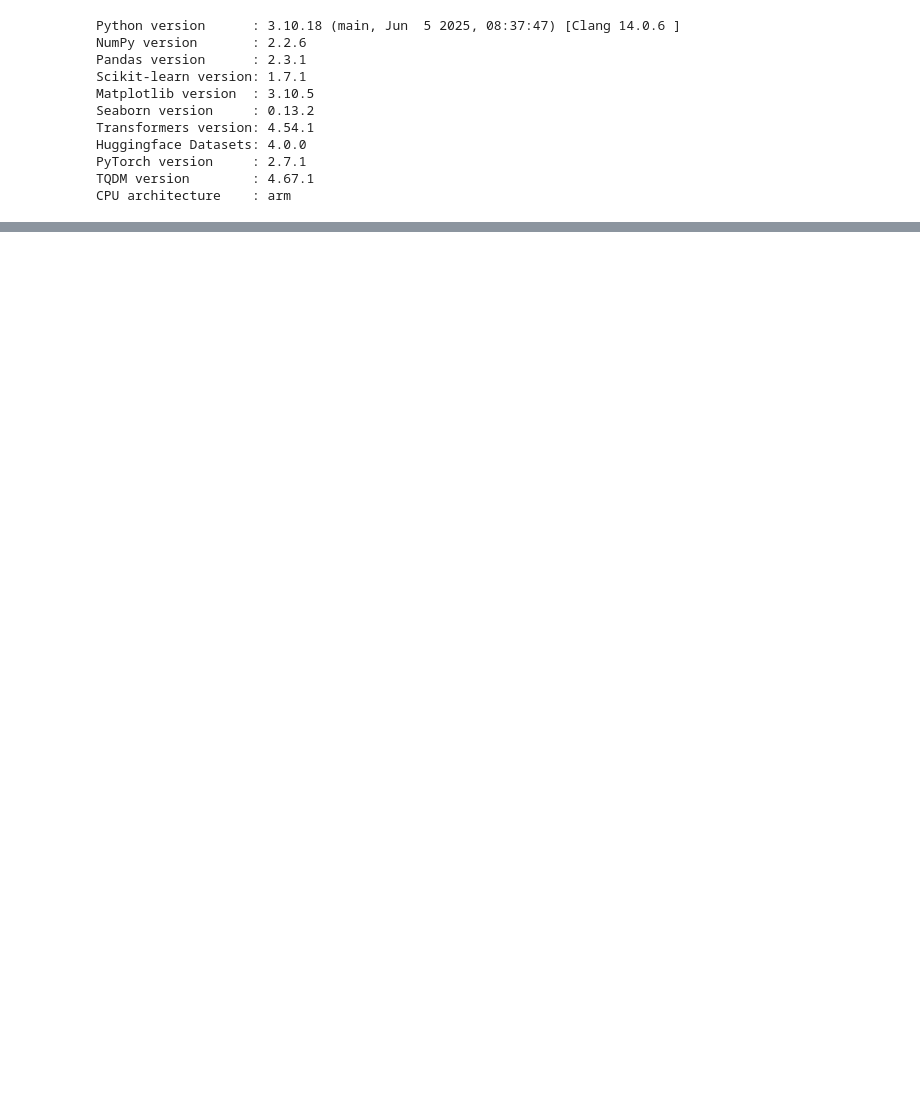
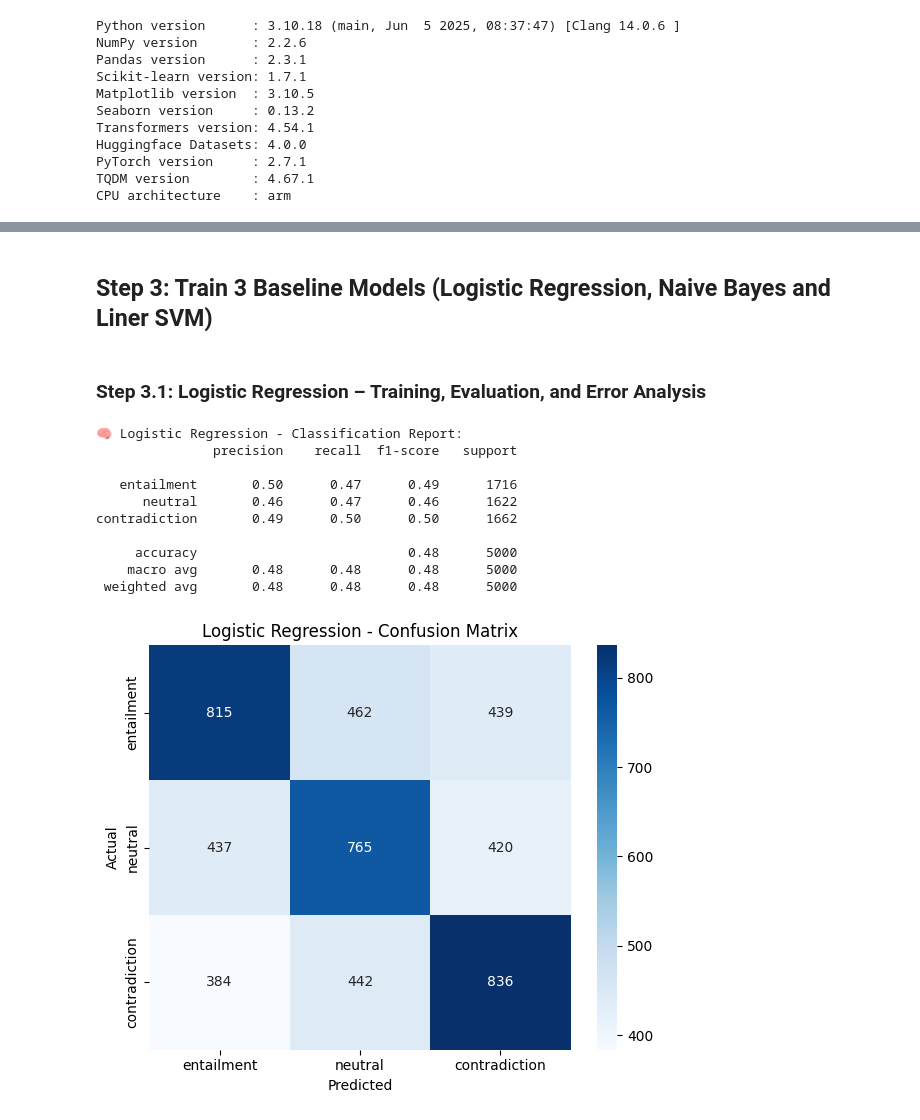
Before and after one commit to TheTeeThailand/project_nlp, a Jupyter notebook: notebooks/01_baseline_tfidf.ipynb, the cells around one changed output, grey strips where cells are left out. Saved outputs shown, nothing was run; the diff lists cells and outputs as text; code cells hidden in the pictures; blank space fills up the shorter version.

Commit message:
Apply baseline models with TF-IDF and complete evaluation phase

```diff
--- a/notebooks/01_baseline_tfidf.ipynb
+++ b/notebooks/01_baseline_tfidf.ipynb
@@ -49,0 +81,7 @@ CPU architecture    : arm
+# %%
+# Extract features and labels
+X_train = [f"{ex['premise']} [SEP] {ex['hypothesis']}" for ex in train_data]
+y_train = [ex['label'] for ex in train_data]
+
+X_test = [f"{ex['premise']} [SEP] {ex['hypothesis']}" for ex in test_data]
+y_test = [ex['label'] for ex in test_data]
@@ -49,0 +90,9 @@ CPU architecture    : arm
+# %%
+from sklearn.feature_extraction.text import TfidfVectorizer
+
+# Initialize TF-IDF vectorizer
+vectorizer = TfidfVectorizer(max_features=5000)
+
+# Fit on training data and transform both sets
+X_train_tfidf = vectorizer.fit_transform(X_train)
+X_test_tfidf = vectorizer.transform(X_test)
@@ -49,0 +107,62 @@ CPU architecture    : arm
+# %% [markdown]
+## Step 3: Train 3 Baseline Models (Logistic Regression, Naive Bayes and Liner SVM)
+# %% [markdown]
+### Step 3.1: Logistic Regression – Training, Evaluation, and Error Analysis
+# %%
+from sklearn.linear_model import LogisticRegression
+from sklearn.metrics import classification_report, confusion_matrix
+import matplotlib.pyplot as plt
+import seaborn as sns
+
+# Define class labels
+labels = ["entailment", "neutral", "contradiction"]
+
+# Initialize and train the Logistic Regression model
+logreg_model = LogisticRegression(max_iter=1000)
+logreg_model.fit(X_train_tfidf, y_train)
+
+# Predict on test set
+y_pred_logreg = logreg_model.predict(X_test_tfidf)
+
+# Print classification report
+print("🧠 Logistic Regression - Classification Report:")
+print(classification_report(y_test, y_pred_logreg, target_names=labels))
+
+# Confusion matrix
+cm_logreg = confusion_matrix(y_test, y_pred_logreg)
+
+# Plot confusion matrix
+plt.figure(figsize=(6, 5))
+sns.heatmap(cm_logreg, annot=True, fmt="d", cmap="Blues", xticklabels=labels, yticklabels=labels)
+plt.title("Logistic Regression - Confusion Matrix")
+plt.xlabel("Predicted")
+plt.ylabel("Actual")
+plt.tight_layout()
+plt.show()
+
+
+# Show 20 incorrect predictions for error analysis
+print("\n🔍 Logistic Regression – Error Examples:")
+count = 0
+for i in range(len(y_test)):
+    if y_test[i] != y_pred_logreg[i]:
+        print(f"\nExample #{count+1}")
+        print(f"Premise    : {test_data[i]['premise']}")
+        print(f"Hypothesis : {test_data[i]['hypothesis']}")
+        print(f"Actual     : {labels[y_test[i]]}")
+        print(f"Predicted  : {labels[y_pred_logreg[i]]}")
+        count += 1
+        if count >= 20:
+            break
+# %% [output]
+🧠 Logistic Regression - Classification Report:
+               precision    recall  f1-score   support
+
+   entailment       0.50      0.47      0.49      1716
+      neutral       0.46      0.47      0.46      1622
+contradiction       0.49      0.50      0.50      1662
+
+     accuracy                           0.48      5000
+    macro avg       0.48      0.48      0.48      5000
+ weighted avg       0.48      0.48      0.48      5000
+[figure, added]
```
Also changed, not shown: parts of 16 cells of this notebook.
